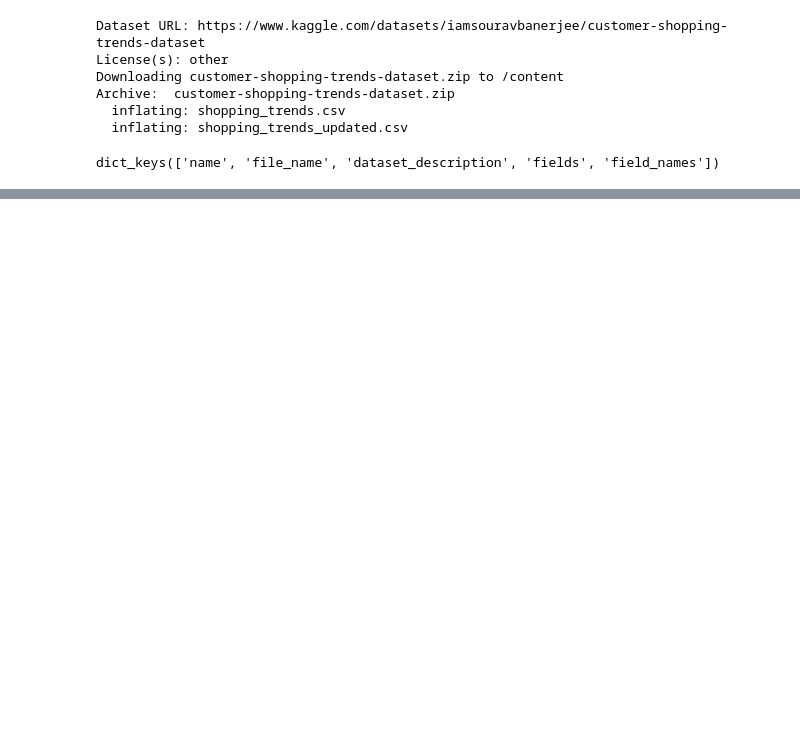
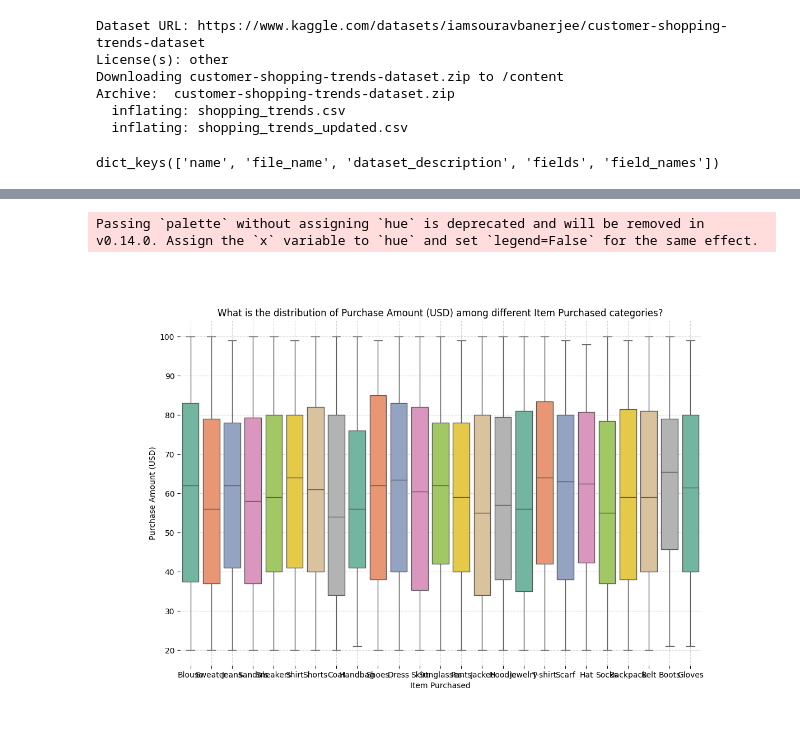
Before and after one commit to aishwarya-singh25/llm-data-viz, a Jupyter notebook: misc/trial1_lidaSupermarket.ipynb, the cells around one changed output, grey strips where cells are left out. Saved outputs shown, nothing was run; the diff lists cells and outputs as text; code cells hidden in the pictures; blank space fills up the shorter version.

```diff
--- a/misc/trial1_lidaSupermarket.ipynb
+++ b/misc/trial1_lidaSupermarket.ipynb
@@ -87,0 +112,9 @@ goals[0]
+# %%
+library = "seaborn"
+user_query = "What is the distribution of Purchase Amount (USD) among different Item Purchased categories?"
+textgen_config = TextGenerationConfig(n=1, temperature=0.5, use_cache=True)
+charts = lida.visualize(summary=summary, goal=user_query, textgen_config=textgen_config, library=library)
+charts[0]
+# %% [output]
+Passing `palette` without assigning `hue` is deprecated and will be removed in v0.14.0. Assign the `x` variable to `hue` and set `legend=False` for the same effect.
+[figure, added]
```
Also changed, not shown: parts of 15 cells of this notebook.
